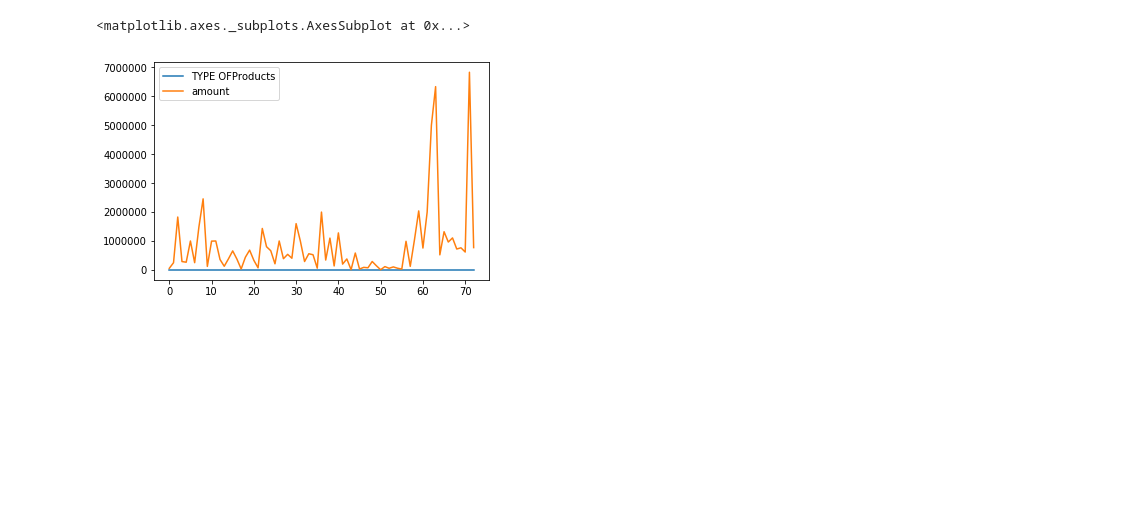
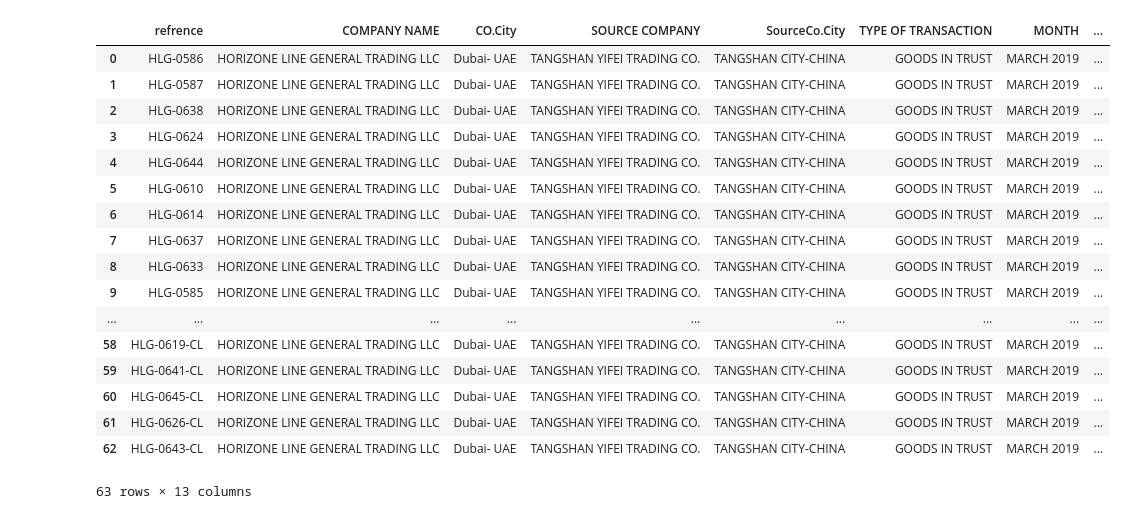
Before and after one commit to aminkhod/Abacas-transaction, a Jupyter notebook: transaction _PO.ipynb, the cells around one changed output. Drawn from its saved outputs; the diff is of its cells as text; code cells hidden in the pictures; blank space fills up the shorter version.

```diff
--- a/transaction _PO.ipynb
+++ b/transaction _PO.ipynb
@@ -21,9 +56,25 @@ Colist = pd.read_excel('List of Companies.xlsx')
 # %%
 track = pd.read_excel('TRACK.xlsx')
-track.plot()
+track
 # %% [output]
+|  | refrence | COMPANY NAME | CO.City | SOURCE COMPANY | SourceCo.City | TYPE OF TRANSACTION | MONTH | ... |
+| 0 | HLG-0586 | HORIZONE LINE GENERAL TRADING LLC | Dubai- UAE | TANGSHAN YIFEI TRADING CO. | TANGSHAN CITY-CHINA | GOODS IN TRUST | MARCH 2019 | ... |
+| 1 | HLG-0587 | HORIZONE LINE GENERAL TRADING LLC | Dubai- UAE | TANGSHAN YIFEI TRADING CO. | TANGSHAN CITY-CHINA | GOODS IN TRUST | MARCH 2019 | ... |
+| 2 | HLG-0638 | HORIZONE LINE GENERAL TRADING LLC | Dubai- UAE | TANGSHAN YIFEI TRADING CO. | TANGSHAN CITY-CHINA | GOODS IN TRUST | MARCH 2019 | ... |
+| 3 | HLG-0624 | HORIZONE LINE GENERAL TRADING LLC | Dubai- UAE | TANGSHAN YIFEI TRADING CO. | TANGSHAN CITY-CHINA | GOODS IN TRUST | MARCH 2019 | ... |
+| 4 | HLG-0644 | HORIZONE LINE GENERAL TRADING LLC | Dubai- UAE | TANGSHAN YIFEI TRADING CO. | TANGSHAN CITY-CHINA | GOODS IN TRUST | MARCH 2019 | ... |
+| 5 | HLG-0610 | HORIZONE LINE GENERAL TRADING LLC | Dubai- UAE | TANGSHAN YIFEI TRADING CO. | TANGSHAN CITY-CHINA | GOODS IN TRUST | MARCH 2019 | ... |
+| 6 | HLG-0614 | HORIZONE LINE GENERAL TRADING LLC | Dubai- UAE | TANGSHAN YIFEI TRADING CO. | TANGSHAN CITY-CHINA | GOODS IN TRUST | MARCH 2019 | ... |
+| 7 | HLG-0637 | HORIZONE LINE GENERAL TRADING LLC | Dubai- UAE | TANGSHAN YIFEI TRADING CO. | TANGSHAN CITY-CHINA | GOODS IN TRUST | MARCH 2019 | ... |
+| 8 | HLG-0633 | HORIZONE LINE GENERAL TRADING LLC | Dubai- UAE | TANGSHAN YIFEI TRADING CO. | TANGSHAN CITY-CHINA | GOODS IN TRUST | MARCH 2019 | ... |
+| 9 | HLG-0585 | HORIZONE LINE GENERAL TRADING LLC | Dubai- UAE | TANGSHAN YIFEI TRADING CO. | TANGSHAN CITY-CHINA | GOODS IN TRUST | MARCH 2019 | ... |
+| ... | ... | ... | ... | ... | ... | ... | ... | ... |
+| 58 | HLG-0619-CL | HORIZONE LINE GENERAL TRADING LLC | Dubai- UAE | TANGSHAN YIFEI TRADING CO. | TANGSHAN CITY-CHINA | GOODS IN TRUST | MARCH 2019 | ... |
+| 59 | HLG-0641-CL | HORIZONE LINE GENERAL TRADING LLC | Dubai- UAE | TANGSHAN YIFEI TRADING CO. | TANGSHAN CITY-CHINA | GOODS IN TRUST | MARCH 2019 | ... |
+| 60 | HLG-0645-CL | HORIZONE LINE GENERAL TRADING LLC | Dubai- UAE | TANGSHAN YIFEI TRADING CO. | TANGSHAN CITY-CHINA | GOODS IN TRUST | MARCH 2019 | ... |
+| 61 | HLG-0626-CL | HORIZONE LINE GENERAL TRADING LLC | Dubai- UAE | TANGSHAN YIFEI TRADING CO. | TANGSHAN CITY-CHINA | GOODS IN TRUST | MARCH 2019 | ... |
+| 62 | HLG-0643-CL | HORIZONE LINE GENERAL TRADING LLC | Dubai- UAE | TANGSHAN YIFEI TRADING CO. | TANGSHAN CITY-CHINA | GOODS IN TRUST | MARCH 2019 | ... |
-<matplotlib.axes._subplots.AxesSubplot at 0x...>
+63 rows × 13 columns
-[figure, removed]
 # %%
 def getBoldataframe(TradingCode, datalist):
     codeVector = []
```
Also changed, not shown: parts of 8 cells of this notebook, 15 other files.
